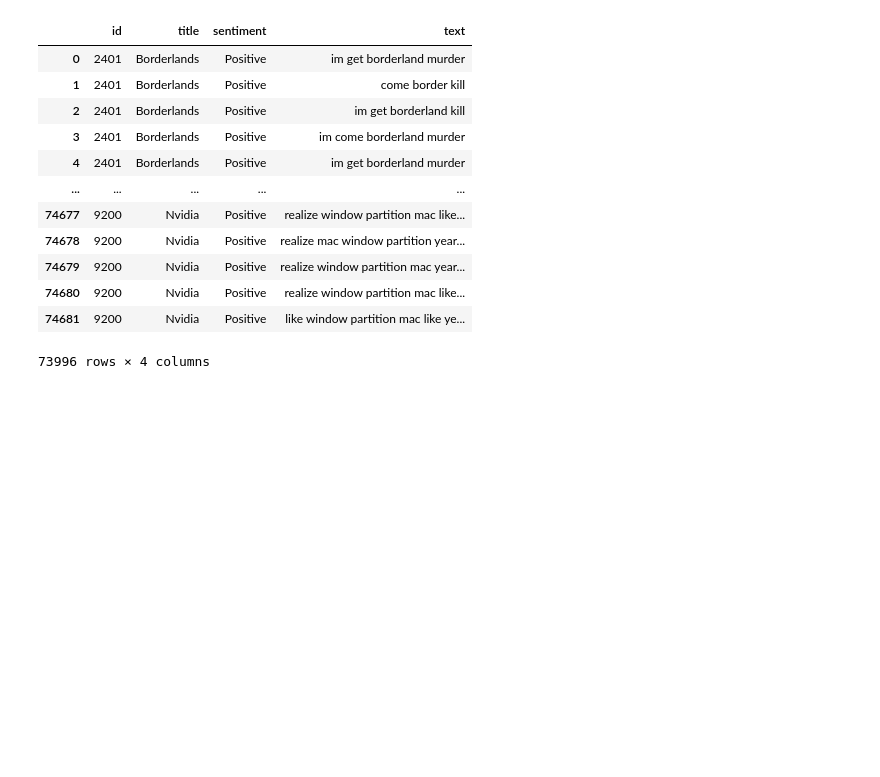
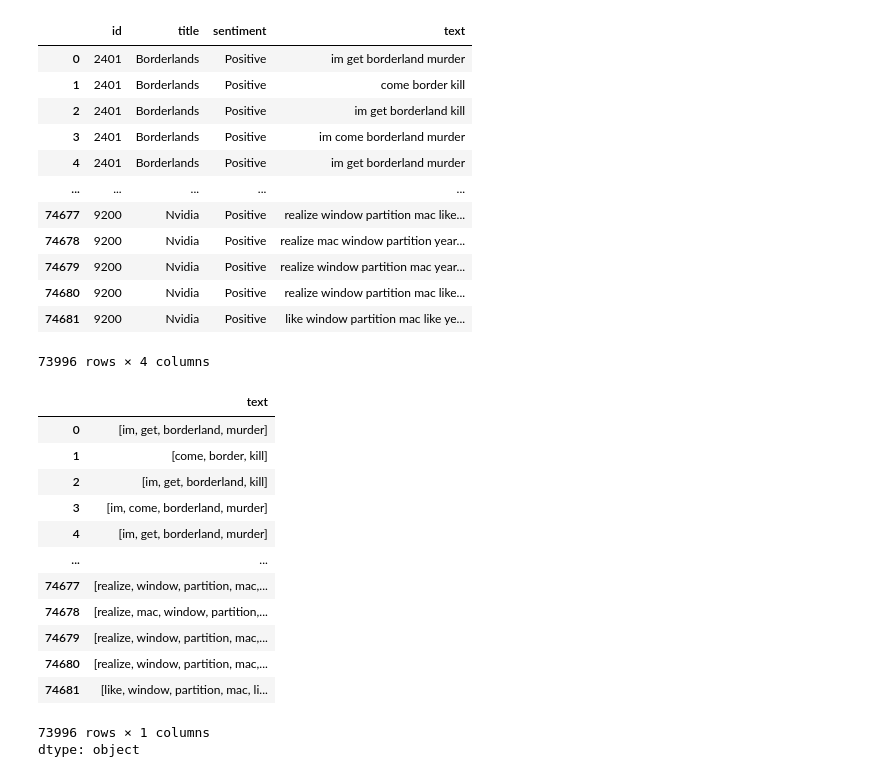
Before and after one commit to namitabagri/Text-Sentiment-Classifier, a Jupyter notebook: colab.ipynb, the cells around one changed output. Cells and saved outputs as stored; diff of their text form; code cells hidden in the pictures; blank space fills up the shorter version.

Commit message:
Tokenized the text data

```diff
--- a/colab.ipynb
+++ b/colab.ipynb
@@ -163,3 +163,20 @@ train_df
 | 74680 | 9200 | Nvidia | Positive | realize window partition mac like... |
 | 74681 | 9200 | Nvidia | Positive | like window partition mac like ye... |
 73996 rows × 4 columns
+# %%
+train_df['text'].apply(word_tokenize)
+# %% [output]
+|  | text |
+| 0 | [im, get, borderland, murder] |
+| 1 | [come, border, kill] |
+| 2 | [im, get, borderland, kill] |
+| 3 | [im, come, borderland, murder] |
+| 4 | [im, get, borderland, murder] |
+| ... | ... |
+| 74677 | [realize, window, partition, mac,... |
+| 74678 | [realize, mac, window, partition,... |
+| 74679 | [realize, window, partition, mac,... |
+| 74680 | [realize, window, partition, mac,... |
+| 74681 | [like, window, partition, mac, li... |
+73996 rows × 1 columns
+dtype: object
```
